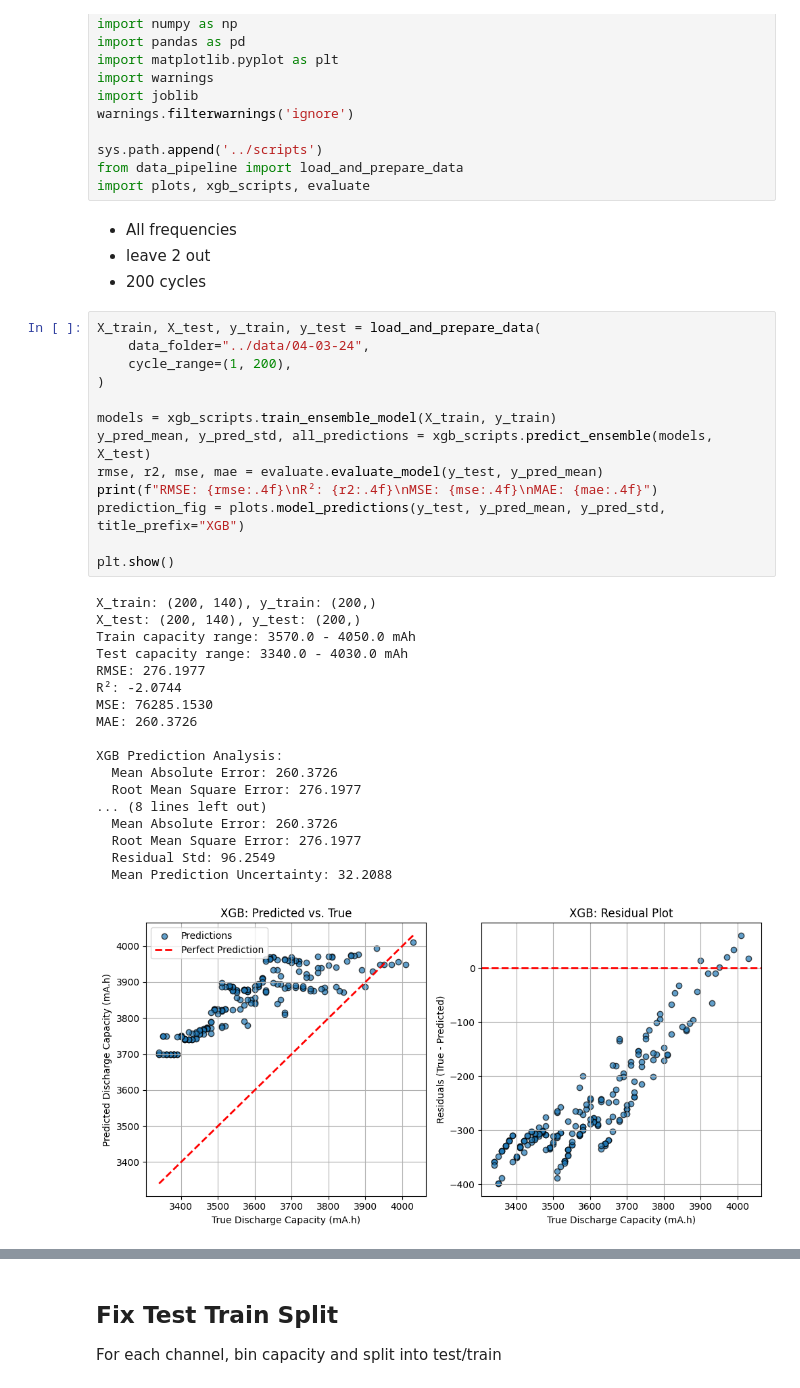
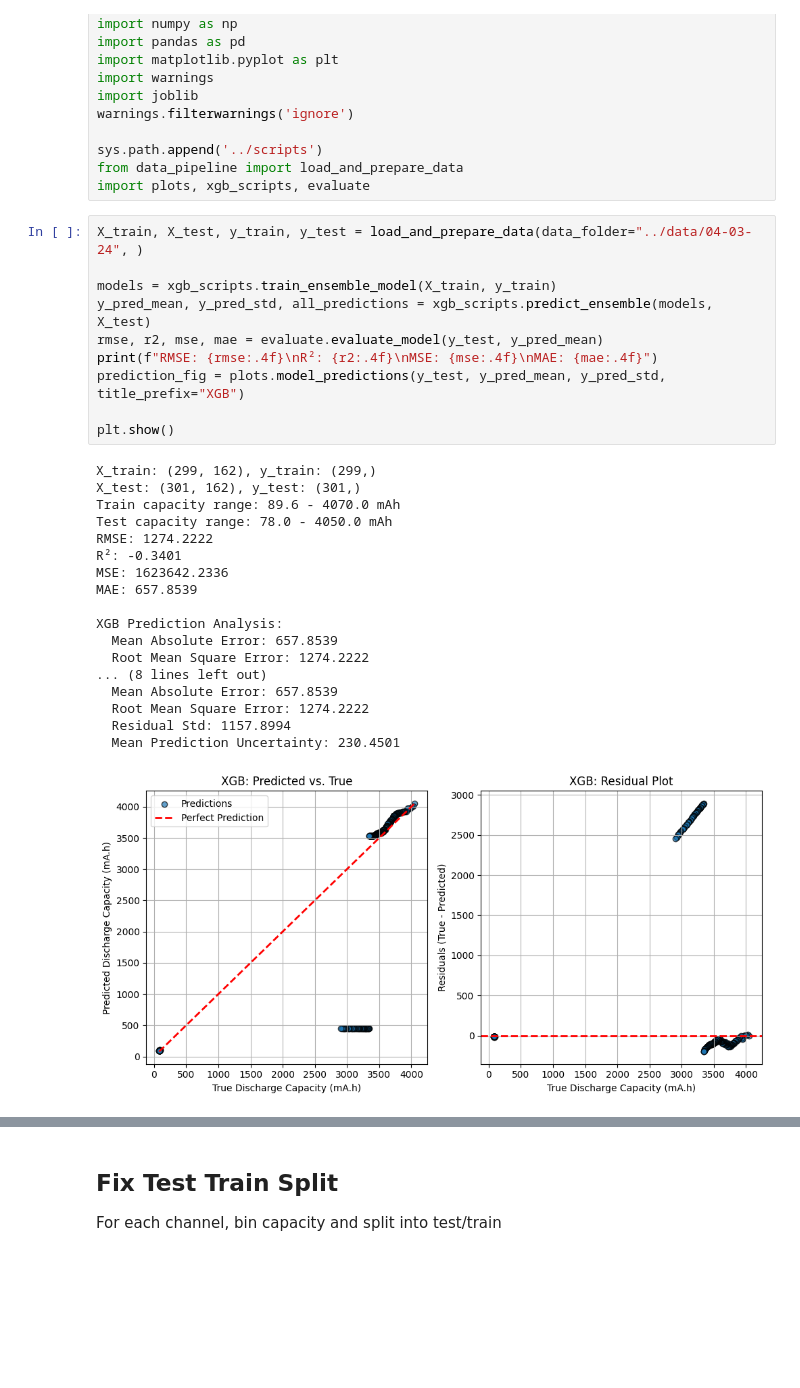
Before and after one commit to NithinJakrebet/eis-ml, a Jupyter notebook: notebooks/gradient_boosting.ipynb, the cells around one changed output, grey strips where cells are left out. Saved outputs shown, nothing was run; the diff lists cells and outputs as text; blank space fills up the shorter version.

```diff
--- a/notebooks/gradient_boosting.ipynb
+++ b/notebooks/gradient_boosting.ipynb
@@ -15,39 +13,32 @@ warnings.filterwarnings('ignore')
 sys.path.append('../scripts')
 from data_pipeline import load_and_prepare_data
 import plots, xgb_scripts, evaluate
-# %% [markdown]
-- All frequencies
-- leave 2 out
-- 200 cycles
 # %%
-X_train, X_test, y_train, y_test = load_and_prepare_data(
-    data_folder="../data/04-03-24",
-    cycle_range=(1, 200),
-)
+X_train, X_test, y_train, y_test = load_and_prepare_data(data_folder="../data/04-03-24", )
 
 models = xgb_scripts.train_ensemble_model(X_train, y_train)
 y_pred_mean, y_pred_std, all_predictions = xgb_scripts.predict_ensemble(models, X_test)
 rmse, r2, mse, mae = evaluate.evaluate_model(y_test, y_pred_mean)
 print(f"RMSE: {rmse:.4f}\nR²: {r2:.4f}\nMSE: {mse:.4f}\nMAE: {mae:.4f}")
 prediction_fig = plots.model_predictions(y_test, y_pred_mean, y_pred_std, title_prefix="XGB")
 
 plt.show()
 # %% [output]
-X_train: (200, 140), y_train: (200,)
-X_test: (200, 140), y_test: (200,)
-Train capacity range: 3570.0 - 4050.0 mAh
-Test capacity range: 3340.0 - 4030.0 mAh
-RMSE: 276.1977
-R²: -2.0744
-MSE: 76285.1530
-MAE: 260.3726
+X_train: (299, 162), y_train: (299,)
+X_test: (301, 162), y_test: (301,)
+Train capacity range: 89.6 - 4070.0 mAh
+Test capacity range: 78.0 - 4050.0 mAh
+RMSE: 1274.2222
+R²: -0.3401
+MSE: 1623642.2336
+MAE: 657.8539
 
 XGB Prediction Analysis:
-  Mean Absolute Error: 260.3726
-  Root Mean Square Error: 276.1977
+  Mean Absolute Error: 657.8539
+  Root Mean Square Error: 1274.2222
 ... (8 lines left out)
-  Mean Absolute Error: 260.3726
-  Root Mean Square Error: 276.1977
-  Residual Std: 96.2549
-  Mean Prediction Uncertainty: 32.2088
+  Mean Absolute Error: 657.8539
+  Root Mean Square Error: 1274.2222
+  Residual Std: 1157.8994
+  Mean Prediction Uncertainty: 230.4501
-[figure, old version]
+[figure, new version]
```
Also changed, not shown: parts of 30 cells of this notebook, 50 other files.
